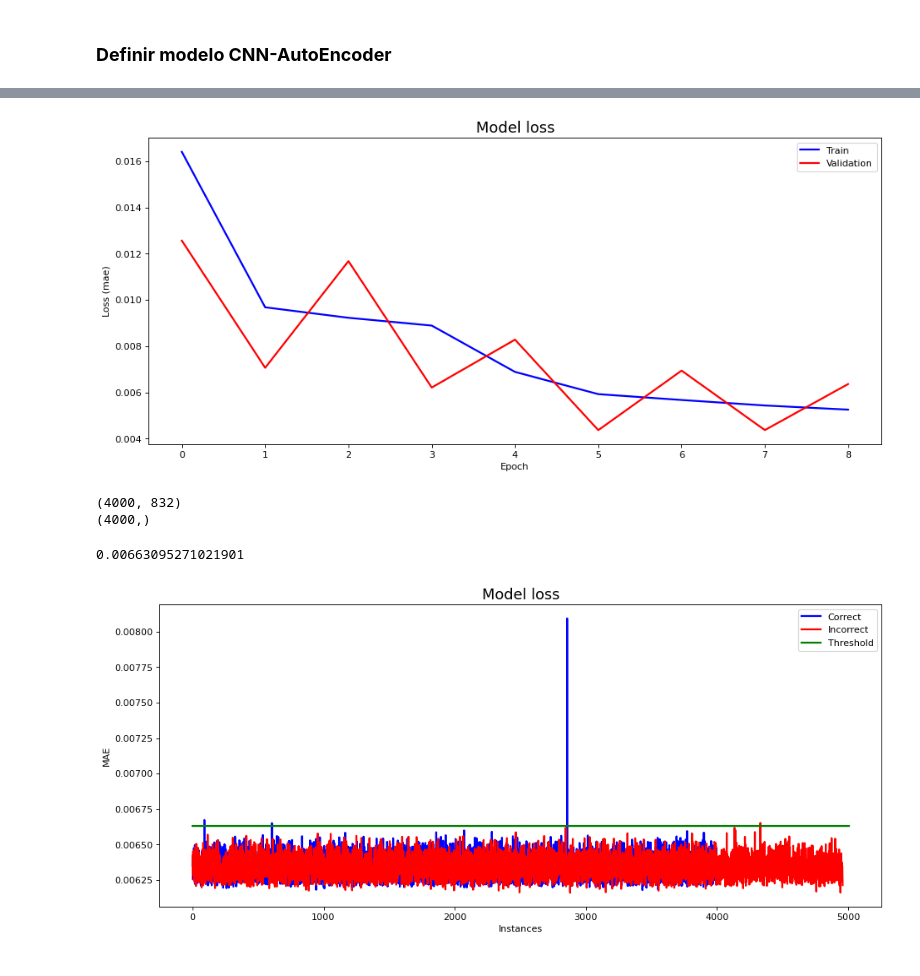
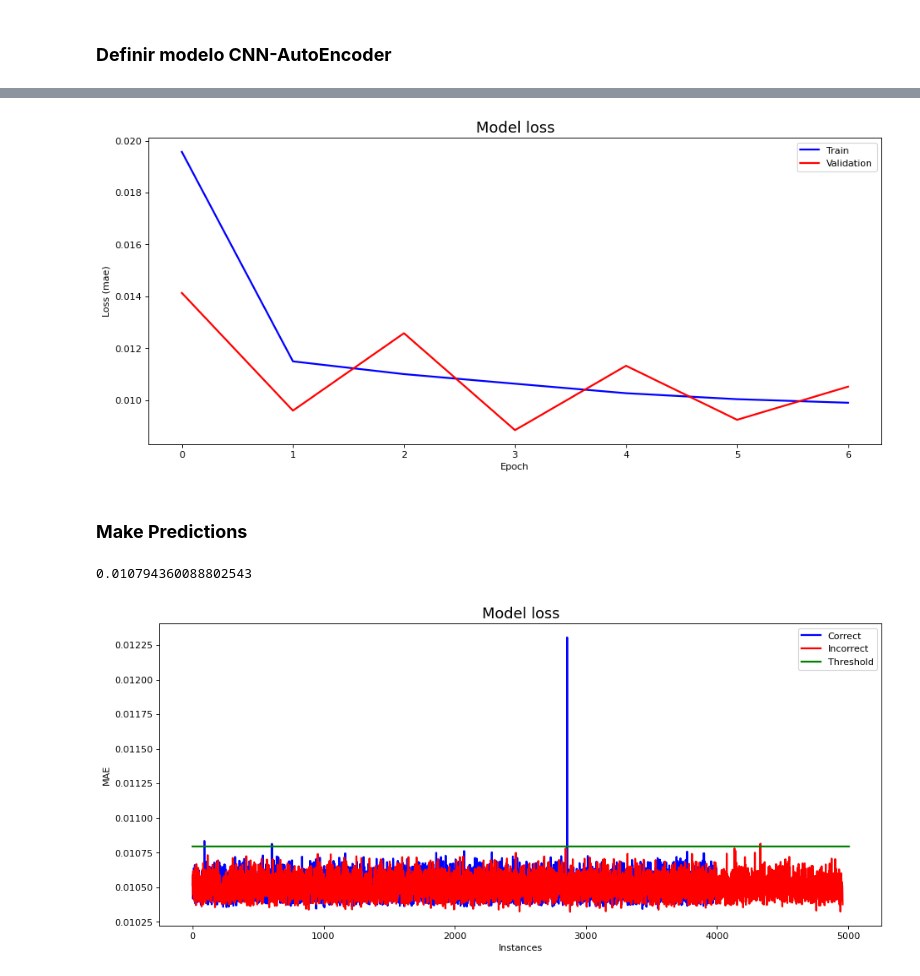
Before and after one commit to alokproc/aprendizaje_automatico_avanzado, a Jupyter notebook: 04_graded_lab/composite_cnn.ipynb, the cells around one changed output, grey strips where cells are left out. Saved outputs shown, nothing was run; the diff lists cells and outputs as text; code cells hidden in the pictures.

```diff
--- a/04_graded_lab/composite_cnn.ipynb
+++ b/04_graded_lab/composite_cnn.ipynb
@@ -46,18 +46,18 @@ from tensorflow.keras import models, layers
 
 model = models.Sequential([
     # encoder
-    layers.Conv1D(64, 3, activation='relu', padding='same', input_shape=(832, 29)),
-    layers.Conv1D(64, 3, activation='relu', padding='same'),
+    layers.Conv1D(32, 3, activation='relu', padding='same', input_shape=(832, 29)),
     layers.MaxPooling1D(pool_size=2),
-    layers.Conv1D(4, 3, activation='relu', padding='same'),
+    layers.Conv1D(16, 3, activation='relu', padding='same'),
+    layers.MaxPooling1D(pool_size=2),
     layers.Conv1D(4, 3, activation='relu', padding='same'),
     layers.MaxPooling1D(pool_size=2),
     # decoder
     layers.Conv1D(4, 3, activation='relu', padding='same'),
-    layers.Conv1D(4, 3, activation='relu', padding='same'),
     layers.UpSampling1D(2),
-    layers.Conv1D(64, 3, activation='relu', padding='same'),
-    layers.Conv1D(64, 3, activation='relu', padding='same'),
+    layers.Conv1D(16, 3, activation='relu', padding='same'),
+    layers.UpSampling1D(2),
+    layers.Conv1D(32, 3, activation='relu', padding='same'),
     layers.UpSampling1D(2),
     layers.Conv1D(29, 3, activation='relu', padding='same'),
 ])
@@ -121,20 +117,4 @@ ax.set_xlabel('Epoch')
 ax.legend(loc='upper right')
 plt.show()
 # %% [output]
-[figure, old version]
+[figure, new version]
-# %%
-import numpy as np
-
-pred_train = model.predict(train)
-
-mean = np.mean(np.abs(pred_train-train), axis=2)
-print(mean.shape)
-mean = np.mean(mean, axis=1)
-print(mean.shape)
-
-threshold = mean.mean()+3*mean.std()
-threshold
-# %% [output]
-(4000, 832)
-(4000,)
-0.00663095271021901
@@ -141 +123,3 @@ threshold
+# %% [markdown]
+### **Make Predictions**
 # %%
@@ -155,14 +136,38 @@ draw_test = np.mean(draw_test, axis=1)
+# %%
+from sklearn.metrics import mean_absolute_error
+
+errors_train = []
+
+for i in range(0, pred_train.shape[0]):
+    error = mean_absolute_error(train[i], pred_train[i])
+    errors_train.append(error)
+
+errors_train = np.array(errors_train)
+threshold = errors_train.mean()+3*errors_train.std()
+threshold
+# %% [output]
+0.010794360088802543
+# %%
+from sklearn.metrics import mean_absolute_error
+
+errors_test = []
+
+for i in range(0, pred_test.shape[0]):
+    error = mean_absolute_error(test[i], pred_test[i])
+    errors_test.append(error)
+
+errors_test = np.array(errors_test)
 # %%
 from matplotlib import pyplot as plt
 
 fig, ax = plt.subplots(figsize=(14, 6), dpi=80)
-ax.plot(draw_train, 'b', label='Correct', linewidth=2)
-ax.plot(draw_test, 'r', label='Incorrect', linewidth=2)
+ax.plot(errors_train, 'b', label='Correct', linewidth=2)
+ax.plot(errors_test, 'r', label='Incorrect', linewidth=2)
 ax.plot(np.full(shape=5007, fill_value=threshold), 'g', label='Threshold', linewidth=2)
 ax.set_title('Model loss', fontsize=16)
 ax.set_ylabel('MAE')
 ax.set_xlabel('Instances')
 ax.legend(loc='upper right')
 plt.show()
 # %% [output]
-[figure, old version]
+[figure, new version]
```
Also changed, not shown: parts of 7 cells of this notebook, 2 other files.
